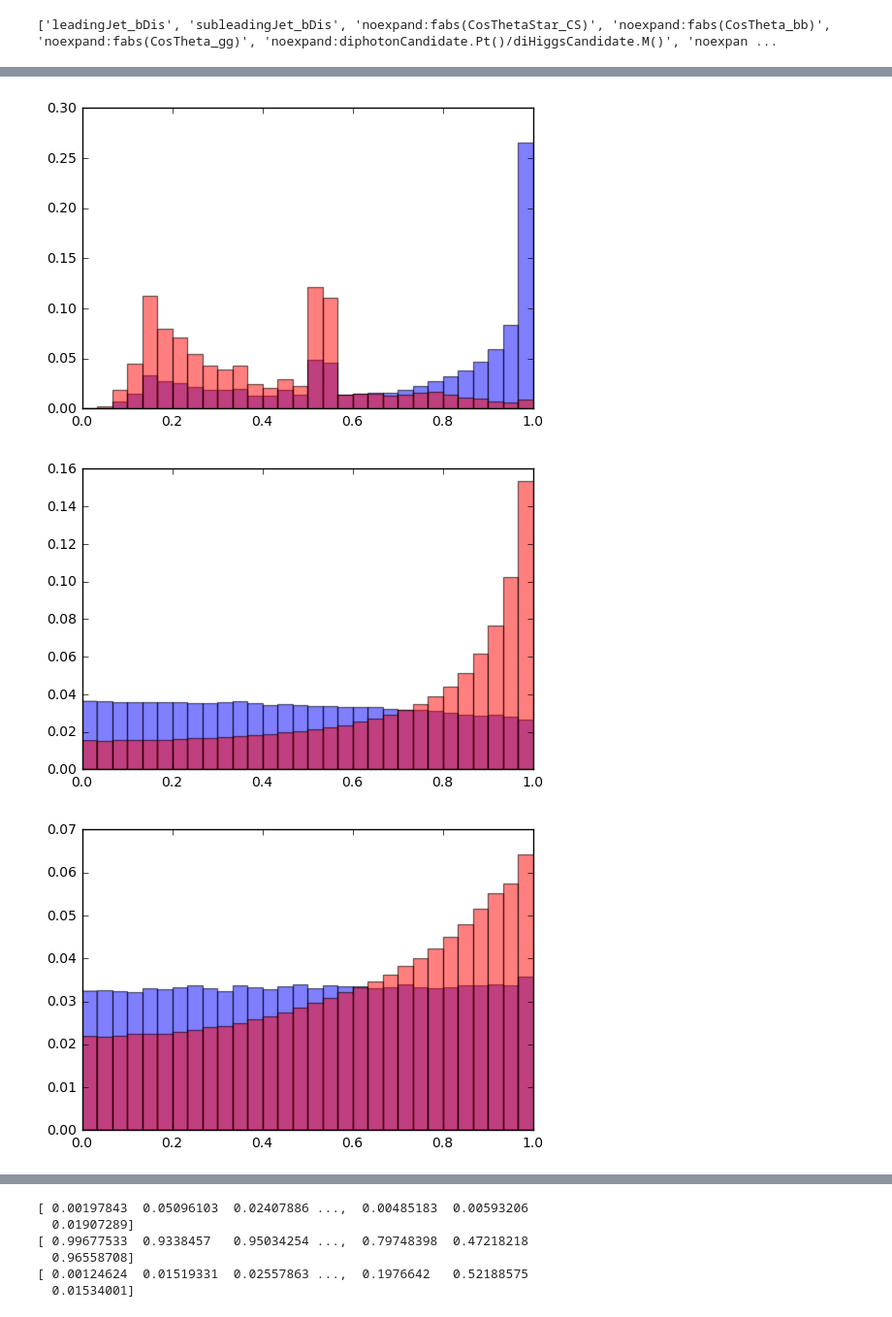
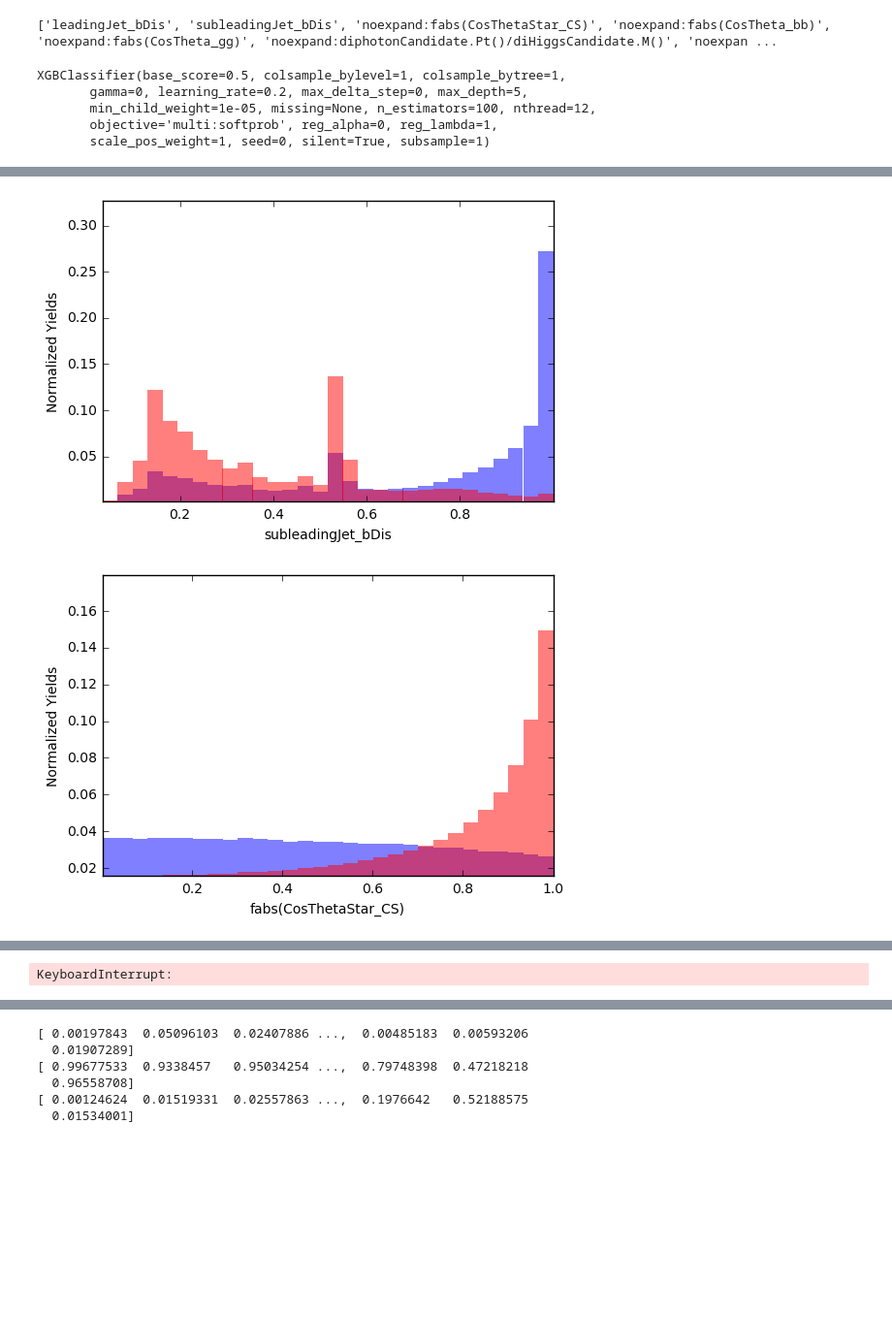
Before and after one commit to michelif/HHbbgg_ETH, a Jupyter notebook: Training/notebooks/trainMVAHHbbgg_allMC.ipynb, the cells around one changed output, grey strips where cells are left out. Shown: that part at 97% size. Drawn from its saved outputs; the diff is of its cells as text; code cells hidden in the pictures; blank space fills up the shorter version.

```diff
--- a/Training/notebooks/trainMVAHHbbgg_allMC.ipynb
+++ b/Training/notebooks/trainMVAHHbbgg_allMC.ipynb
@@ -9,15 +9,18 @@ reload(utils)
 # %%
-ntuples = '20170509'
+ntuples = '20170526'
 # "%" sign allows to interpret the rest as a system command
 %env data=$utils.IO.ldata$ntuples
 files = ! ls $data | sort -t_ -k 3 -n
 signal = [s for s in files if "NonRes" in s]
 diphotonJets = [s for s in files if "DiPhotonJets" in s]
-gJets = [s for s in files if "GJet" in s]
+gJets_lowPt = [s for s in files if "GJet_Pt-20to40" in s]
+gJets_highPt = [s for s in files if "GJet_Pt-40" in s]
 
 utils.IO.add_signal(ntuples,signal,1)
 utils.IO.add_background(ntuples,diphotonJets,-1)
-utils.IO.add_background(ntuples,gJets,-2)
+utils.IO.add_background(ntuples,gJets_lowPt,-2)
+utils.IO.add_background(ntuples,gJets_highPt,-2)
+
 for i in range(len(utils.IO.backgroundName)):
     print "using background file n."+str(i)+": "+utils.IO.backgroundName[i]
 for i in range(len(utils.IO.signalName)):
@@ -30,25 +34,30 @@ using signal file n.0: /mnt/t3nfs01/data01/shome/micheli/HHbbgg_ETH/root_files/2
 # %%
 #use noexpand for root expressions, it needs this file https://github.com/ibab/root_pandas/blob/master/root_pandas/readwrite.py
-branch_names = 'leadingJet_bDis,subleadingJet_bDis,noexpand:fabs(CosThetaStar_CS),noexpand:fabs(CosTheta_bb),noexpand:fabs(CosTheta_gg),noexpand:diphotonCandidate.Pt()/diHiggsCandidate.M(),noexpand:dijetCandidate.Pt()/diHiggsCandidate.M()'.split(",")
+branch_names = 'leadingJet_bDis,subleadingJet_bDis,noexpand:fabs(CosThetaStar_CS),noexpand:fabs(CosTheta_bb),noexpand:fabs(CosTheta_gg),noexpand:diphotonCandidate.Pt()/diHiggsCandidate.M(),noexpand:dijetCandidate.Pt()/diHiggsCandidate.M(),customLeadingPhotonIDMVA,customSubLeadingPhotonIDMVA,leadingPhotonSigOverE,subleadingPhotonSigOverE,sigmaMOverMDecorr,noexpand:sqrt((diphotonCandidate.Eta()-dijetCandidate.Eta())*(diphotonCandidate.Eta()-dijetCandidate.Eta())+TVector2::Phi_mpi_pi(subleadingPhoton.Phi()-dijetCandidate.Phi())*TVector2::Phi_mpi_pi(diphotonCandidate.Phi()-dijetCandidate.Phi()))'.split(",")
+#branch_names = 'leadingJet_bDis,subleadingJet_bDis,noexpand:fabs(CosThetaStar_CS),noexpand:fabs(CosTheta_bb),noexpand:fabs(CosTheta_gg),noexpand:diphotonCandidate.Pt()/diHiggsCandidate.M(),noexpand:dijetCandidate.Pt()/diHiggsCandidate.M()'.split(",")
 branch_names = [c.strip() for c in branch_names]
-branch_names = (b.replace(" ", "_") for b in branch_names)
-branch_names = list(b.replace("-", "_") for b in branch_names)
+#branch_names = (b.replace(" ", "_") for b in branch_names)
+#branch_names = list(b.replace("-", "_") for b in branch_names)
 print branch_names
 
 import pandas as pd
 import root_pandas as rpd
 
+#utils.IO.get_cross_sections('jsons/datasets80X_Moriond.json')
+#utils.IO.w_sig.append(utils.IO.get_weight('signal','nrSM',0))
+#utils.IO.w_bkg(utils.IO.get_weight('background','DiPhoJets',0))
+#utils.IO.w_bkg(utils.IO.get_weight('background','GJets',0))
+#utils.IO.w_bkg(utils.IO.get_weight('background','GJets',1))
 
-#FIXME, read weights from json file
-utils.IO.w_sig.append(1)
-utils.IO.w_bkg.append(0.5)
-utils.IO.w_bkg.append(2.5)
 
 utils.preprocessing.set_signals_and_backgrounds("bbggSelectionTree",branch_names)
-X_bkg,y_bkg,X_sig,y_sig=utils.preprocessing.set_variables(branch_names)
+X_bkg,y_bkg,weights_bkg,X_sig,y_sig,weights_sig=utils.preprocessing.set_variables(branch_names)
 
-X_bkg,y_bkg,utils.IO.weights_bkg = utils.preprocessing.randomize(X_bkg,y_bkg,utils.IO.weights_bkg)
-X_sig,y_sig,utils.IO.weights_sig = utils.preprocessing.randomize(X_sig,y_sig,utils.IO.weights_sig)
+#relative weighting between components of one class is kept, all classes normalized to the same
+weights_bkg,weights_sig=utils.preprocessing.normalize_process_weights(weights_bkg,y_bkg,weights_sig,y_sig)
+
+X_bkg,y_bkg,weights_bkg = utils.preprocessing.randomize(X_bkg,y_bkg,weights_bkg)
+X_sig,y_sig,weights_sig = utils.preprocessing.randomize(X_sig,y_sig,weights_sig)
 
 
 y_total_train = utils.preprocessing.get_total_training_sample(y_sig,y_bkg).ravel()
@@ -57,17 +66,24 @@ X_total_train = utils.preprocessing.get_total_training_sample(X_sig,X_bkg)
 y_total_test = utils.preprocessing.get_total_test_sample(y_sig,y_bkg).ravel()
 X_total_test = utils.preprocessing.get_total_test_sample(X_sig,X_bkg)
 
-w_total_train = utils.preprocessing.get_total_training_sample(utils.IO.weights_sig,utils.IO.weights_bkg).ravel()
-w_total_test = utils.preprocessing.get_total_test_sample(utils.IO.weights_sig,utils.IO.weights_bkg).ravel()
+w_total_train = utils.preprocessing.get_total_training_sample(weights_sig,weights_bkg).ravel()
+w_total_test = utils.preprocessing.get_total_test_sample(weights_sig,weights_bkg).ravel()
 # %% [output]
 ['leadingJet_bDis', 'subleadingJet_bDis', 'noexpand:fabs(CosThetaStar_CS)', 'noexpand:fabs(CosTheta_bb)', 'noexpand:fabs(CosTheta_gg)', 'noexpand:diphotonCandidate.Pt()/diHiggsCandidate.M()', 'noexpan ...
 # %%
 import xgboost as xgb
-#####FIXME!!!!!just for speed test, reset parameters
-clf = xgb.XGBClassifier(max_depth=10,learning_rate=0.2,n_estimators=500, min_child_weight=1e-5, nthread= 12)
+#FIXME parameteres
+#clf = xgb.XGBClassifier(max_depth=10,learning_rate=0.2,n_estimators=500, min_child_weight=1e-5, nthread= 12)
+clf = xgb.XGBClassifier(max_depth=5,learning_rate=0.2,n_estimators=100, min_child_weight=1e-5, nthread= 12)
 #clf = ensemble.GradientBoostingClassifier(max_depth=10,learning_rate=0.1,n_estimators=200,verbose=1)
 clf.fit(X_total_train,y_total_train, sample_weight=w_total_train)
+# %% [output]
+XGBClassifier(base_score=0.5, colsample_bylevel=1, colsample_bytree=1,
+       gamma=0, learning_rate=0.2, max_delta_step=0, max_depth=5,
+       min_child_weight=1e-05, missing=None, n_estimators=100, nthread=12,
+       objective='multi:softprob', reg_alpha=0, reg_lambda=1,
+       scale_pos_weight=1, seed=0, silent=True, subsample=1)
 # %%
 #FIXME, do weighted plots?
-utils.plotting.plot_input_variables(X_sig,X_bkg)
+utils.plotting.plot_input_variables(X_sig,X_bkg,branch_names)
 # %% [output]
@@ -75,3 +91,2 @@ utils.plotting.plot_input_variables(X_sig,X_bkg)
-[figure, old version]
+[figure, new version]
-[figure, old version]
+[figure, new version]
-[figure, removed]
@@ -81,3 +93,4 @@ utils.plotting.plot_input_variables(X_sig,X_bkg)
+KeyboardInterrupt:
 # %%
 import matplotlib.pyplot as plt
 
```
Also changed, not shown: parts of 15 cells of this notebook, 1 other file.
